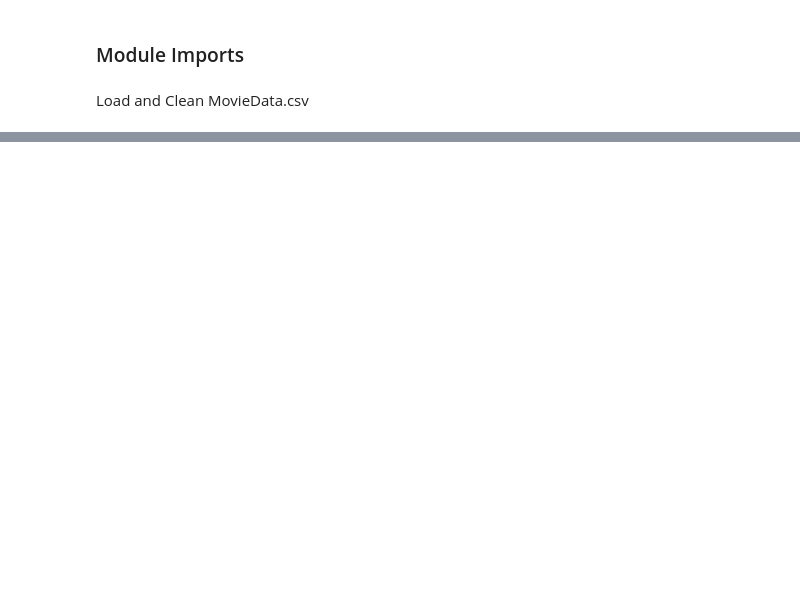
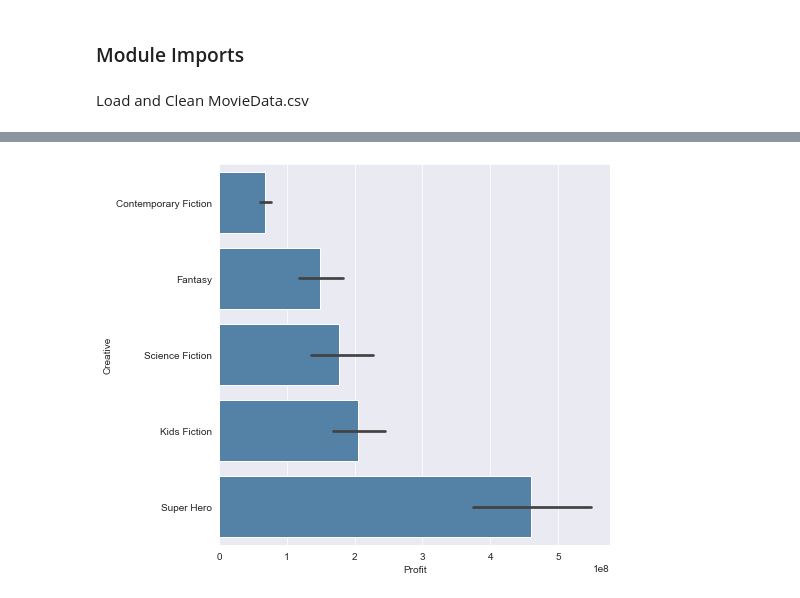
Before and after one commit to jleifnf/JN-Studio, a Jupyter notebook: JN-Studio.ipynb, the cells around one changed output, grey strips where cells are left out. Cells and saved outputs as stored; diff of their text form; code cells hidden in the pictures; blank space fills up the shorter version.

```diff
--- a/JN-Studio.ipynb
+++ b/JN-Studio.ipynb
@@ -34,0 +29,4 @@ sns.boxplot(x='genre', y='profit', data=movie_data,)
+# %%
+data_bar_graph(movie_data,'creative')
+# %% [output]
+[figure, added]
```
Also changed, not shown: parts of 10 cells of this notebook, 2 other files.
